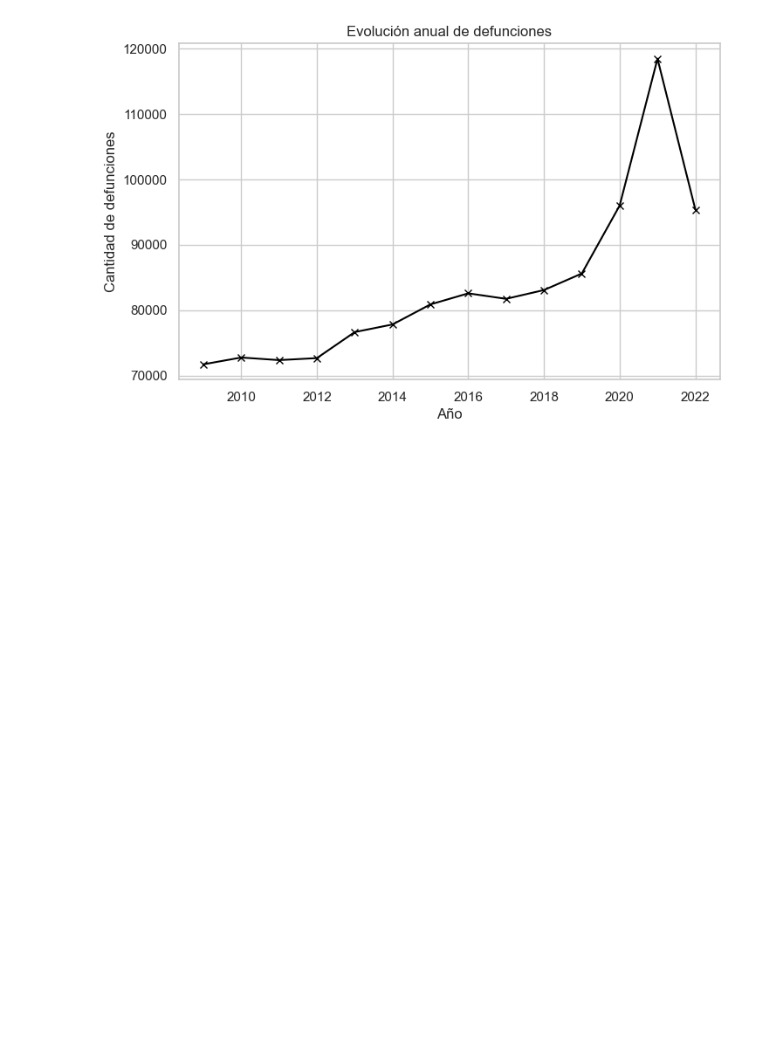
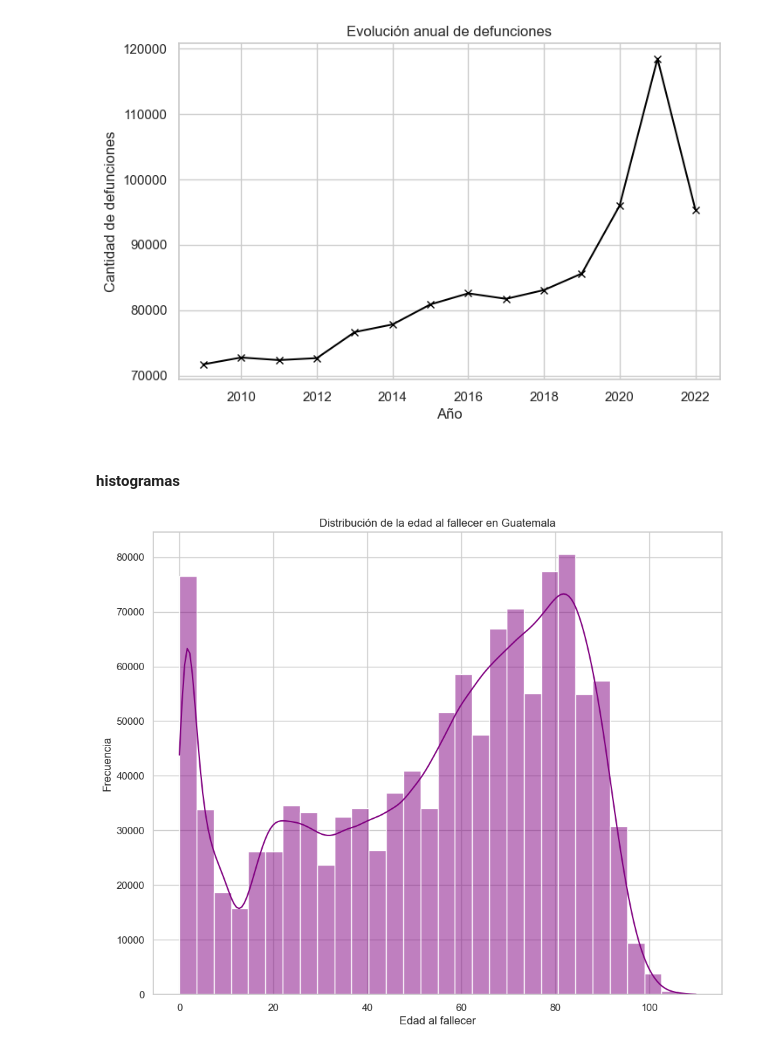
Before and after one commit to agabrielMej/Proyecto-MD-Grupo-2, a Jupyter notebook: notebooks/01_exploracion.ipynb, the cells around one changed output. Saved outputs shown, nothing was run; the diff lists cells and outputs as text; code cells hidden in the pictures; blank space fills up the shorter version.

Commit message:
histogramas

```diff
--- a/notebooks/01_exploracion.ipynb
+++ b/notebooks/01_exploracion.ipynb
@@ -813,2 +815,27 @@ plt.show()
 # %% [output]
 [figure]
+# %% [markdown]
+#### histogramas
+# %%
+
+datosEdad = data_all[
+    (data_all["Edadif"] >= 0) &
+    (data_all["Edadif"] <= 110) ].copy()
+
+plt.figure(figsize=(11, 9))
+
+sns.histplot(
+    data=datosEdad,
+    x="Edadif" ,
+
+    bins=30,
+    kde=True,
+    color="purple"
+)
+
+plt.title("Distribución de la edad al fallecer en Guatemala")
+plt.xlabel("Edad al fallecer")
+plt.ylabel("Frecuencia")
+plt.show()
+# %% [output]
+[figure, added]
```
Also changed, not shown: parts of 4 cells of this notebook.
